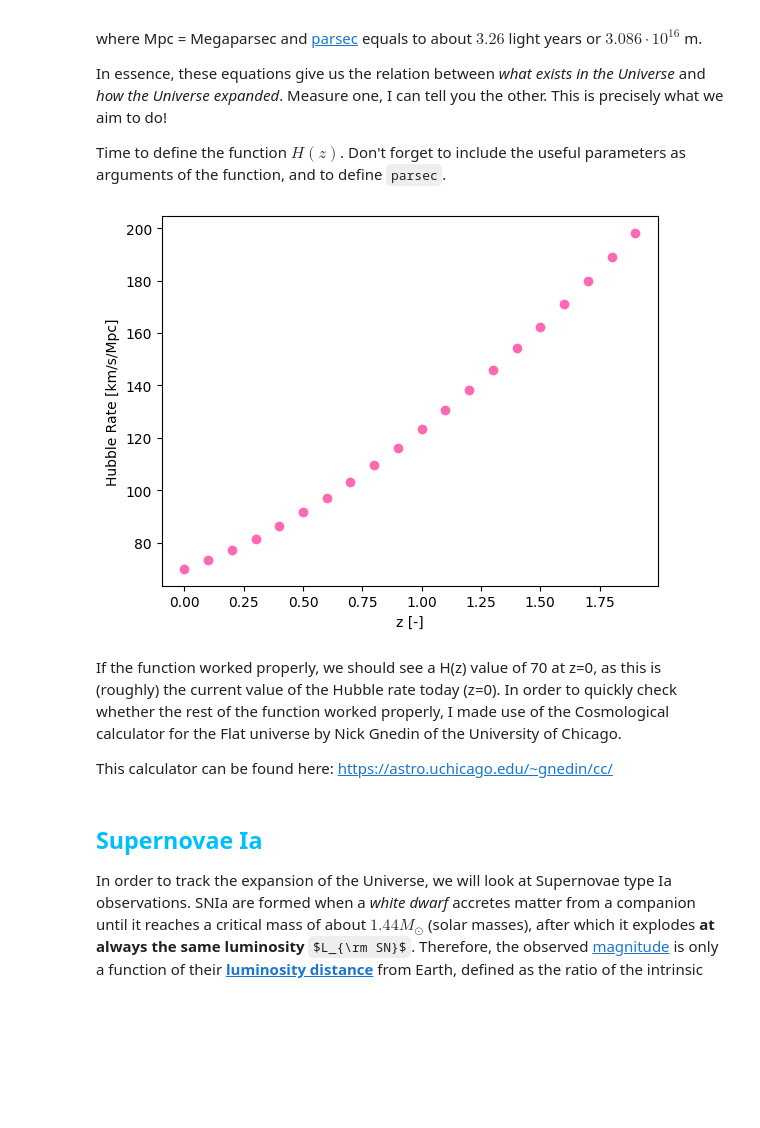
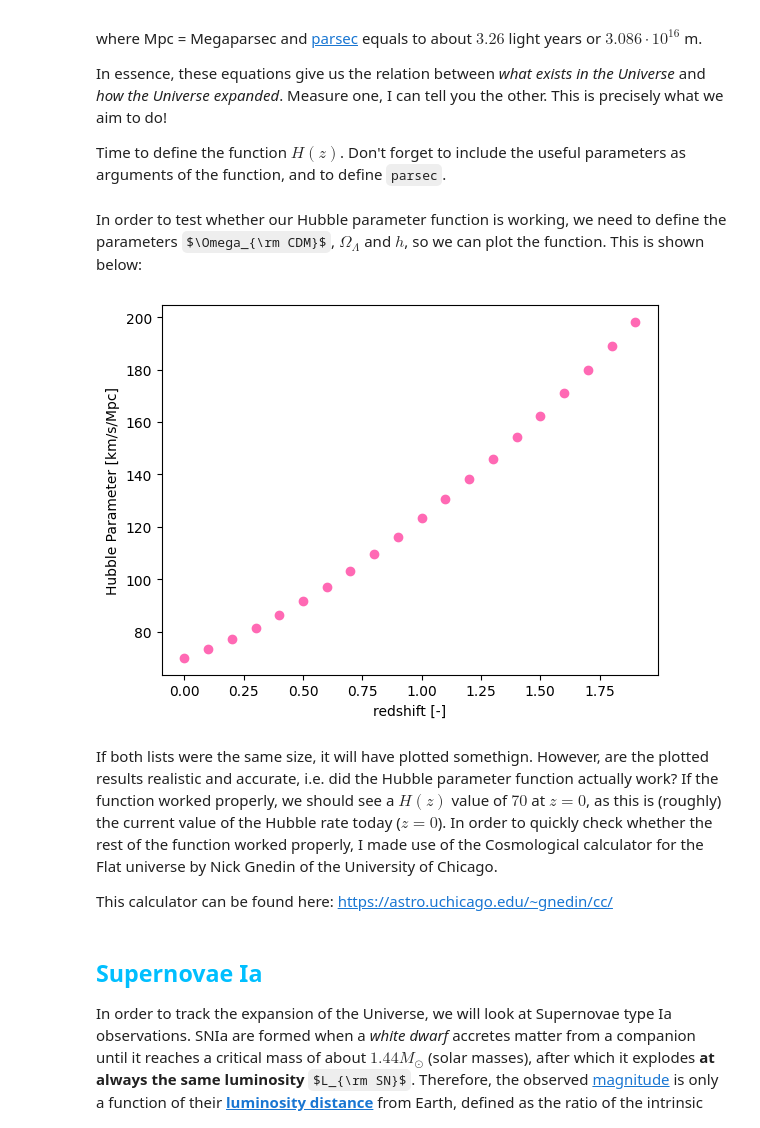
Before and after one commit to BryanJLA/PRA3024-Big-Data, a Jupyter notebook: PRA3024_Cosmology_Week.ipynb, the cells around one changed output. Cells and saved outputs as stored; diff of their text form; code cells hidden in the pictures; some formulas as TeX source; blank space fills up the shorter version.

```diff
--- a/PRA3024_Cosmology_Week.ipynb
+++ b/PRA3024_Cosmology_Week.ipynb
@@ -58,36 +63,38 @@ In essence, these equations give us the relation between *what exists in the Uni
 Time to define the function $H(z)$. Don't forget to include the useful parameters as arguments of the function, and to define `parsec`.
 # %%
 pc = 3.086e16 # 1 parsec in m
-omega_b = 0.05 #currently the only known value
+omega_b = 0.05 #currently the only given value
 
-omega_m = omega_CDM + omega_b #matter in terms of cdm and baryon
-omega_k = 1 - omega_m - omega_lambda
-H0 = h * 100 #H0 [km s^-1 Mpc^-1] in terms of small h
-
-# Hubble parameter [km s^-1 Mpc^-1]
-def Hubble(z, h, omega_lambda, omega_m): #hubble parameter in terms of omegas, z and h
+# Hubble parameter [km s^-1 Mpc^-1], based on function provided above
+def Hubble(z, h, omega_lambda, omega_CDM, omega_b): #hubble parameter in terms of omegas, z and h
+    omega_m = omega_CDM + omega_b #matter in terms of cdm and baryon
+    omega_k = 1 - omega_m - omega_lambda
+    H0 = h * 100 #H0 [km s^-1 Mpc^-1] in terms of small h
     return H0 * np.sqrt(omega_lambda + omega_k * (1+z)**2 + omega_m * (1+z)**3)
+# %% [markdown]
+In order to test whether our Hubble parameter function is working, we need to define the parameters $\Omega_{\rm CDM}$, $\Omega_\Lambda$ and $h$, so we can plot the function. This is shown below:
 # %%
-#we can test this function by making a guess to its initial parameters and iterating over values of z:
-
+#we can use any values to test the function, so long as they're defined here:
 omega_CDM = 0.25
 omega_lambda = 0.7
 h = 0.7
 
+#make array of evenly spaced values that can be used as z-variable
 z_val = np.arange(0, 2, 0.1) #returns evenly spaced values in interval (0,2)
-Hubble_val = []
+Hubble_val = [] #makes an empty list
 
 for z in z_val:
-    Hubble_val += [Hubble(z, h, omega_lambda, omega_m)]
+    Hubble_val += [Hubble(z, h, omega_lambda, omega_b, omega_CDM)] #adds the result of Hubble function to the Hubble_Val list for each z in z_val
 
+#now let's plot this result:
 plt.scatter(z_val, Hubble_val, color = 'hotpink')
 plt.xlabel('redshift [-]')
 plt.ylabel('Hubble Parameter [km/s/Mpc]')
 plt.show()
 # %% [output]
-[figure, old version]
+[figure, new version]
 # %% [markdown]
-If the function worked properly, we should see a H(z) value of 70 at z=0, as this is (roughly) the current value of the Hubble rate today (z=0). In order to quickly check whether the rest of the function worked properly, I made use of the Cosmological calculator for the Flat universe by Nick Gnedin of the University of Chicago.
+If both lists were the same size, it will have plotted somethign. However, are the plotted results realistic and accurate, i.e. did the Hubble parameter function actually work? If the function worked properly, we should see a $H({z})$ value of $70$ at $z=0$, as this is (roughly) the current value of the Hubble rate today ($z=0$). In order to quickly check whether the rest of the function worked properly, I made use of the Cosmological calculator for the Flat universe by Nick Gnedin of the University of Chicago.
 
 This calculator can be found here: https://astro.uchicago.edu/~gnedin/cc/
 # %% [markdown]
```
Also changed, not shown: parts of 20 cells of this notebook.
